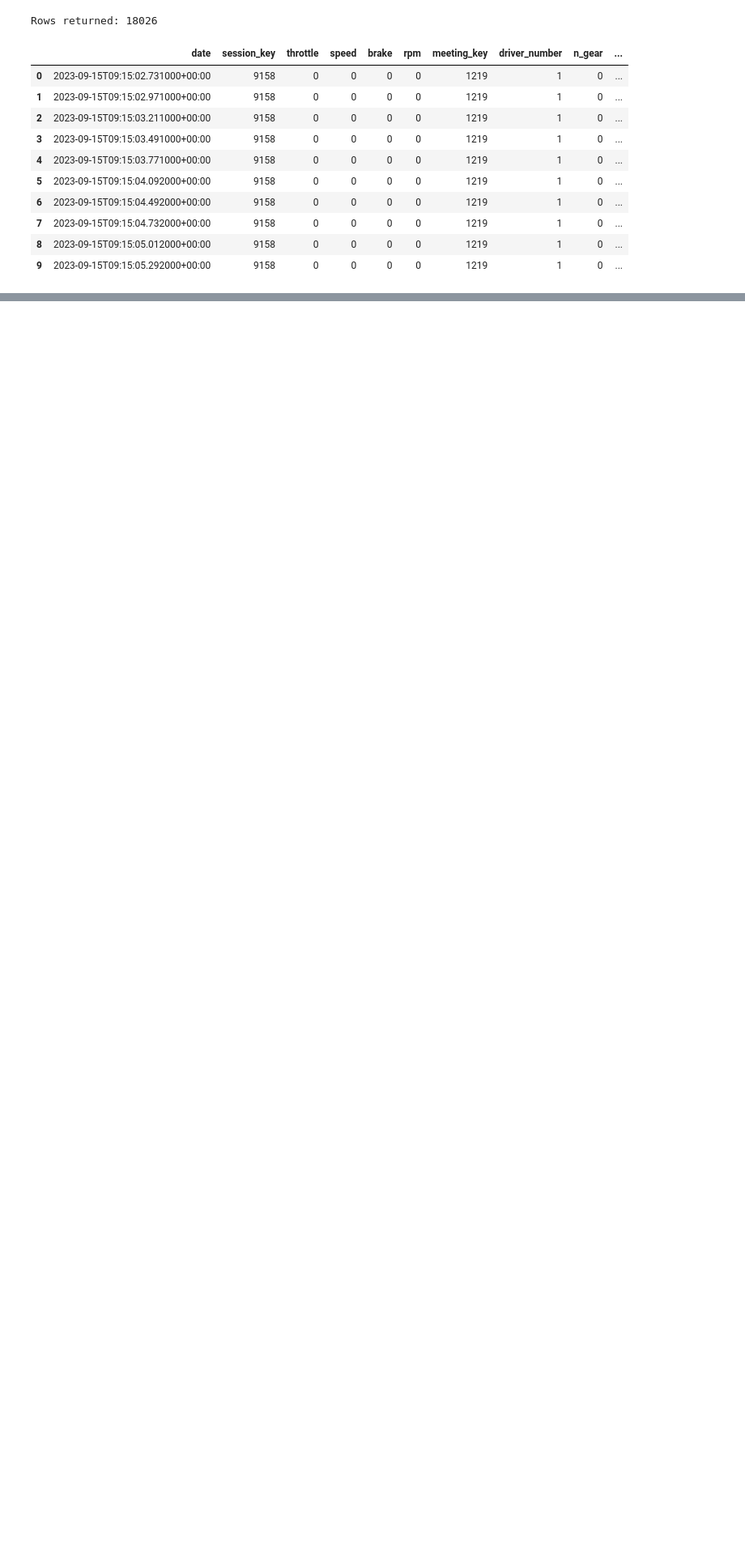
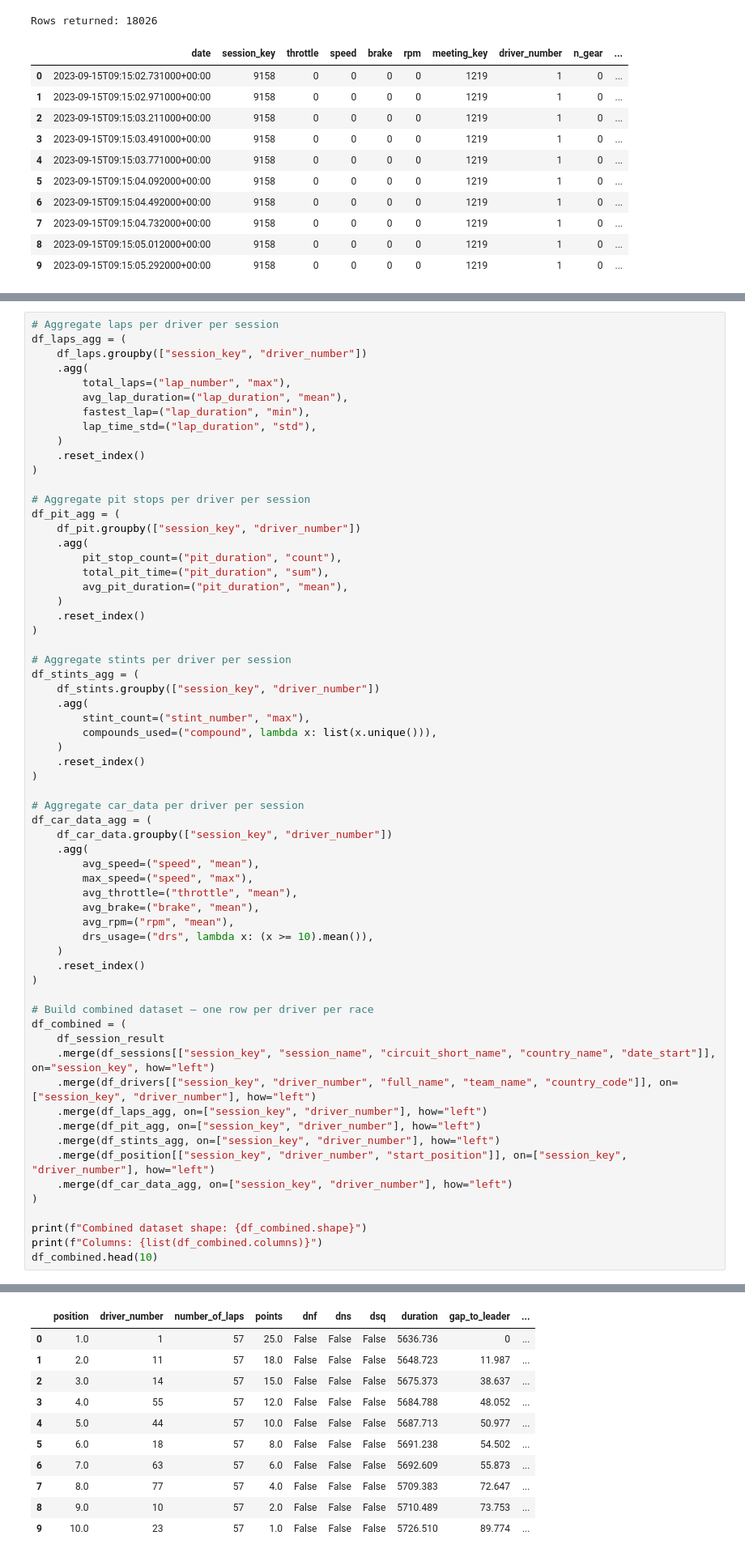
Before and after one commit to minhmgnvo/dsci511-group-assignment, a Jupyter notebook: project/final.ipynb, the cells around one changed output, grey strips where cells are left out. Shown at 81% size. Drawn from its saved outputs; the diff is of its cells as text; blank space fills up the shorter version.

```diff
--- a/project/final.ipynb
+++ b/project/final.ipynb
@@ -25,0 +291,64 @@ Rows returned: 18026
+# %%
+# Aggregate laps per driver per session
+df_laps_agg = (
+    df_laps.groupby(["session_key", "driver_number"])
+    .agg(
+        total_laps=("lap_number", "max"),
+        avg_lap_duration=("lap_duration", "mean"),
+        fastest_lap=("lap_duration", "min"),
+        lap_time_std=("lap_duration", "std"),
+    )
+    .reset_index()
+)
+
+# Aggregate pit stops per driver per session
+df_pit_agg = (
+    df_pit.groupby(["session_key", "driver_number"])
+    .agg(
+        pit_stop_count=("pit_duration", "count"),
+        total_pit_time=("pit_duration", "sum"),
+        avg_pit_duration=("pit_duration", "mean"),
+    )
+    .reset_index()
+)
+
+# Aggregate stints per driver per session
+df_stints_agg = (
+    df_stints.groupby(["session_key", "driver_number"])
+    .agg(
+        stint_count=("stint_number", "max"),
+        compounds_used=("compound", lambda x: list(x.unique())),
+    )
+    .reset_index()
+)
+
+# Aggregate car_data per driver per session
+df_car_data_agg = (
+    df_car_data.groupby(["session_key", "driver_number"])
+    .agg(
+        avg_speed=("speed", "mean"),
+        max_speed=("speed", "max"),
+        avg_throttle=("throttle", "mean"),
+        avg_brake=("brake", "mean"),
+        avg_rpm=("rpm", "mean"),
+        drs_usage=("drs", lambda x: (x >= 10).mean()),
+    )
+    .reset_index()
+)
+
+# Build combined dataset — one row per driver per race
+df_combined = (
+    df_session_result
+    .merge(df_sessions[["session_key", "session_name", "circuit_short_name", "country_name", "date_start"]], on="session_key", how="left")
+    .merge(df_drivers[["session_key", "driver_number", "full_name", "team_name", "country_code"]], on=["session_key", "driver_number"], how="left")
+    .merge(df_laps_agg, on=["session_key", "driver_number"], how="left")
+    .merge(df_pit_agg, on=["session_key", "driver_number"], how="left")
+    .merge(df_stints_agg, on=["session_key", "driver_number"], how="left")
+    .merge(df_position[["session_key", "driver_number", "start_position"]], on=["session_key", "driver_number"], how="left")
+    .merge(df_car_data_agg, on=["session_key", "driver_number"], how="left")
+)
+
+print(f"Combined dataset shape: {df_combined.shape}")
+print(f"Columns: {list(df_combined.columns)}")
+df_combined.head(10)
+# %% [output]
@@ -25,0 +357,11 @@ Rows returned: 18026
+|  | position | driver_number | number_of_laps | points | dnf | dns | dsq | duration | gap_to_leader | ... |
+| 0 | 1.0 | 1 | 57 | 25.0 | False | False | False | 5636.736 | 0 | ... |
+| 1 | 2.0 | 11 | 57 | 18.0 | False | False | False | 5648.723 | 11.987 | ... |
+| 2 | 3.0 | 14 | 57 | 15.0 | False | False | False | 5675.373 | 38.637 | ... |
+| 3 | 4.0 | 55 | 57 | 12.0 | False | False | False | 5684.788 | 48.052 | ... |
+| 4 | 5.0 | 44 | 57 | 10.0 | False | False | False | 5687.713 | 50.977 | ... |
+| 5 | 6.0 | 18 | 57 | 8.0 | False | False | False | 5691.238 | 54.502 | ... |
+| 6 | 7.0 | 63 | 57 | 6.0 | False | False | False | 5692.609 | 55.873 | ... |
+| 7 | 8.0 | 77 | 57 | 4.0 | False | False | False | 5709.383 | 72.647 | ... |
+| 8 | 9.0 | 10 | 57 | 2.0 | False | False | False | 5710.489 | 73.753 | ... |
+| 9 | 10.0 | 23 | 57 | 1.0 | False | False | False | 5726.510 | 89.774 | ... |
```
Also changed, not shown: parts of 21 cells of this notebook.
